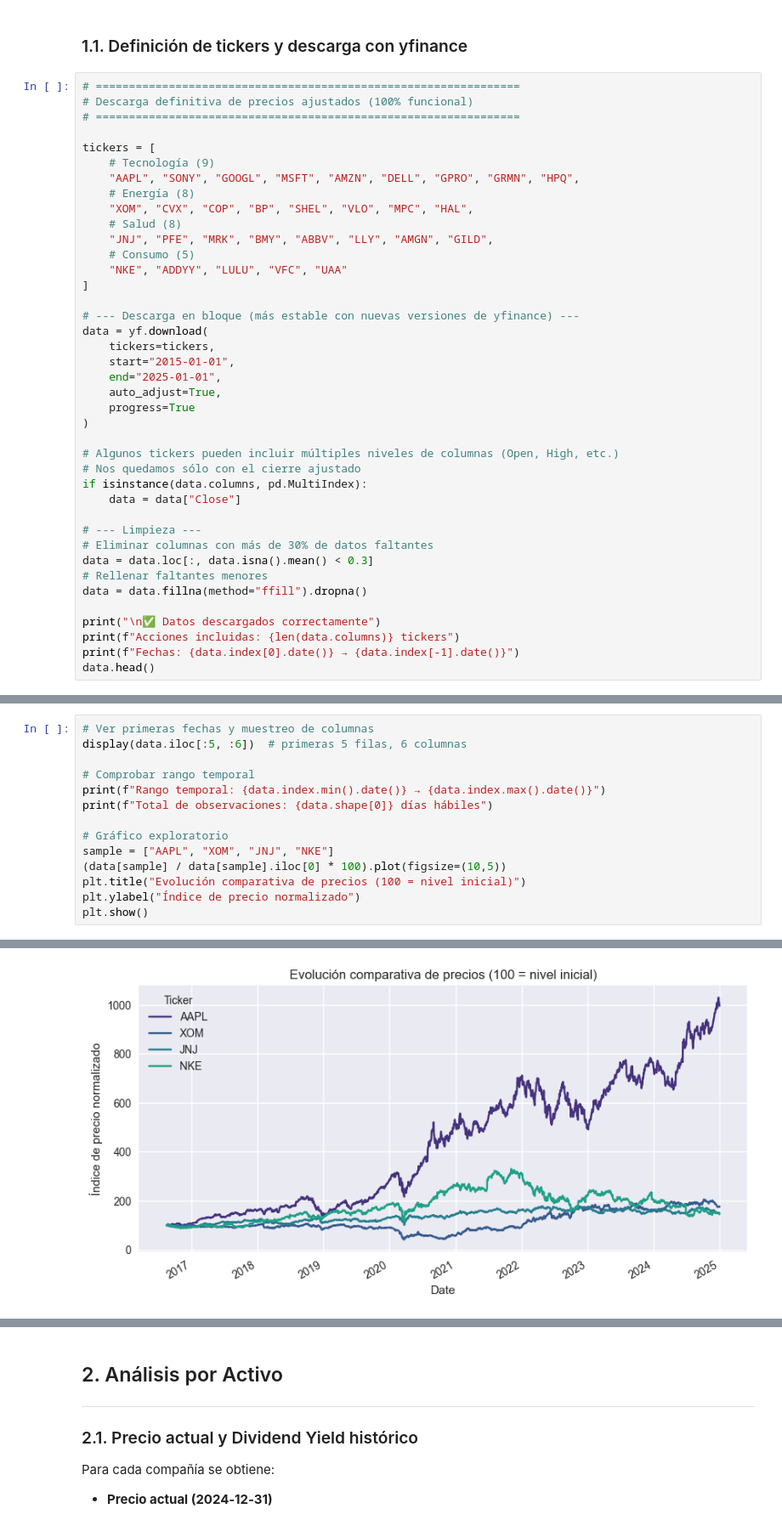
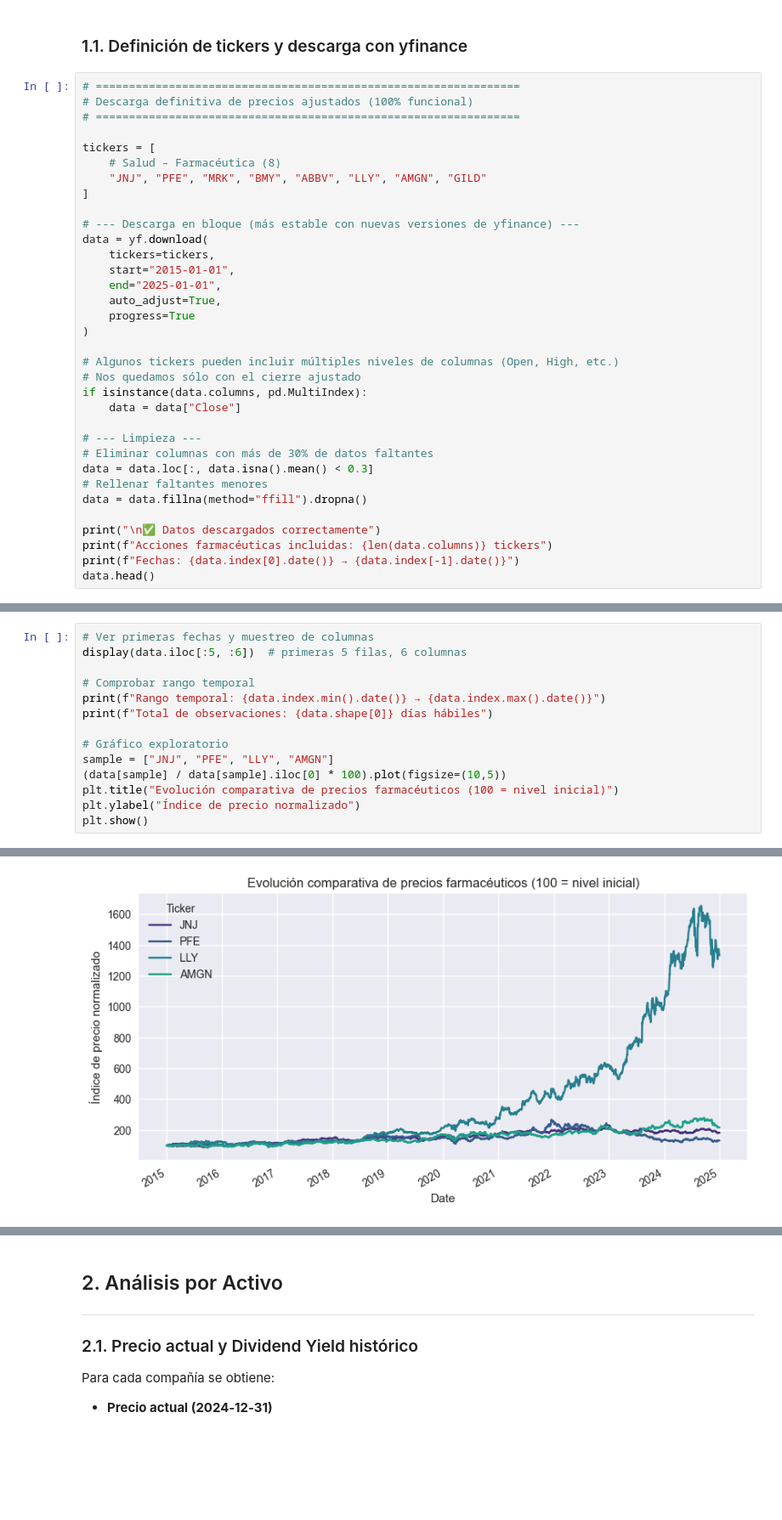
Before and after one commit to cmolina12/finanzas-proyecto-consultoria, a Jupyter notebook: proyecto_portafolio_grupo1.ipynb, the cells around one changed output, grey strips where cells are left out. Shown at 85% size. Cells and saved outputs as stored; diff of their text form; blank space fills up the shorter version.

```diff
--- a/proyecto_portafolio_grupo1.ipynb
+++ b/proyecto_portafolio_grupo1.ipynb
@@ -179,14 +156,8 @@ Esta etapa define la base temporal, la frecuencia y la procedencia de datos y es
 # ================================================================
 
 tickers = [
-    # Tecnología (9)
-    "AAPL", "SONY", "GOOGL", "MSFT", "AMZN", "DELL", "GPRO", "GRMN", "HPQ",
-    # Energía (8)
-    "XOM", "CVX", "COP", "BP", "SHEL", "VLO", "MPC", "HAL",
-    # Salud (8)
-    "JNJ", "PFE", "MRK", "BMY", "ABBV", "LLY", "AMGN", "GILD",
-    # Consumo (5)
-    "NKE", "ADDYY", "LULU", "VFC", "UAA"
+    # Salud – Farmacéutica (8)
+    "JNJ", "PFE", "MRK", "BMY", "ABBV", "LLY", "AMGN", "GILD"
 ]
 
 # --- Descarga en bloque (más estable con nuevas versiones de yfinance) ---
@@ -210,7 +181,7 @@ data = data.loc[:, data.isna().mean() < 0.3]
 data = data.fillna(method="ffill").dropna()
 
 print("\n✅ Datos descargados correctamente")
-print(f"Acciones incluidas: {len(data.columns)} tickers")
+print(f"Acciones farmacéuticas incluidas: {len(data.columns)} tickers")
 print(f"Fechas: {data.index[0].date()} → {data.index[-1].date()}")
 data.head()
 # %% [output]
@@ -245,9 +215,9 @@ print(f"Rango temporal: {data.index.min().date()} → {data.index.max().date()}"
 print(f"Total de observaciones: {data.shape[0]} días hábiles")
 
 # Gráfico exploratorio
-sample = ["AAPL", "XOM", "JNJ", "NKE"]
+sample = ["JNJ", "PFE", "LLY", "AMGN"]
 (data[sample] / data[sample].iloc[0] * 100).plot(figsize=(10,5))
-plt.title("Evolución comparativa de precios (100 = nivel inicial)")
+plt.title("Evolución comparativa de precios farmacéuticos (100 = nivel inicial)")
 plt.ylabel("Índice de precio normalizado")
 plt.show()
 # %% [output]
@@ -263,2 +233,2 @@ Total de observaciones: 2107 días hábiles
-[figure, old version]
+[figure, new version]
 # %% [markdown]
```
Also changed, not shown: parts of 23 cells of this notebook, 1 other file.
